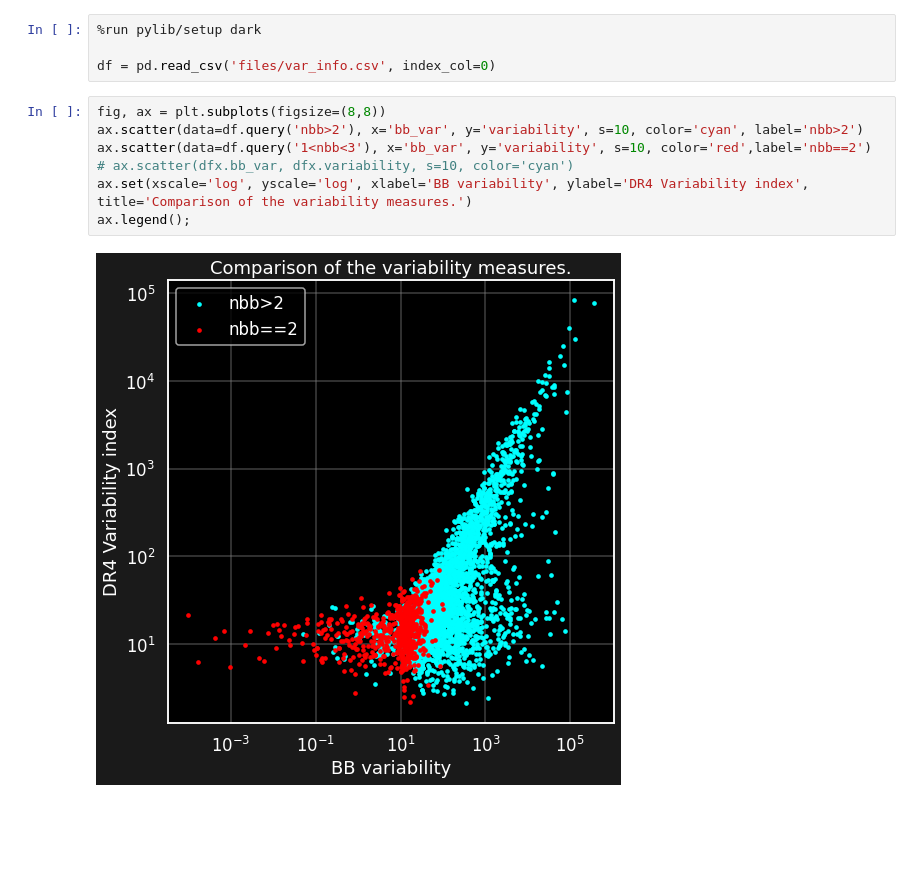
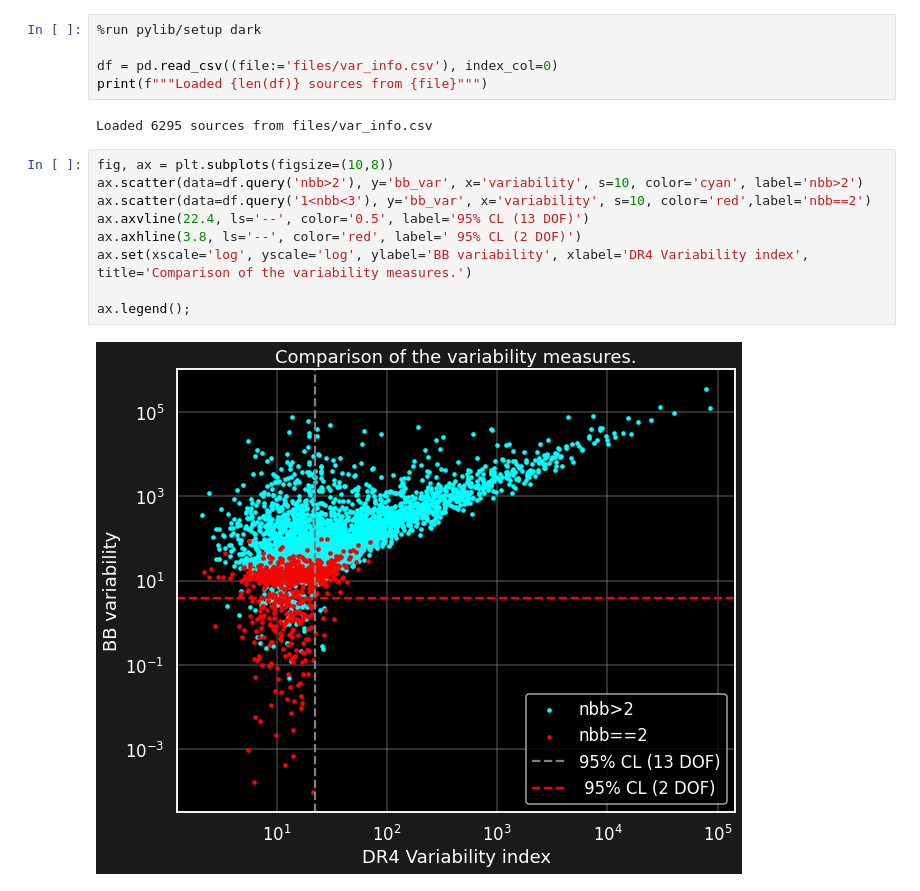
Before and after one commit to tburnett/bb_variability, a Jupyter notebook: study.ipynb, the cells around one changed output. Cells and saved outputs as stored; diff of their text form; blank space fills up the shorter version.

Commit message:
Update the plot to show 95% CL lines

```diff
--- a/study.ipynb
+++ b/study.ipynb
@@ -1,14 +1,19 @@
 # %%
 %run pylib/setup dark
 
-df = pd.read_csv('files/var_info.csv', index_col=0)
+df = pd.read_csv((file:='files/var_info.csv'), index_col=0)
+print(f"""Loaded {len(df)} sources from {file}""")
+# %% [output]
+Loaded 6295 sources from files/var_info.csv
 # %%
-fig, ax = plt.subplots(figsize=(8,8))
-ax.scatter(data=df.query('nbb>2'), x='bb_var', y='variability', s=10, color='cyan', label='nbb>2')
-ax.scatter(data=df.query('1<nbb<3'), x='bb_var', y='variability', s=10, color='red',label='nbb==2')
-# ax.scatter(dfx.bb_var, dfx.variability, s=10, color='cyan')
-ax.set(xscale='log', yscale='log', xlabel='BB variability', ylabel='DR4 Variability index',
+fig, ax = plt.subplots(figsize=(10,8))
+ax.scatter(data=df.query('nbb>2'), y='bb_var', x='variability', s=10, color='cyan', label='nbb>2')
+ax.scatter(data=df.query('1<nbb<3'), y='bb_var', x='variability', s=10, color='red',label='nbb==2')
+ax.axvline(22.4, ls='--', color='0.5', label='95% CL (13 DOF)')
+ax.axhline(3.8, ls='--', color='red', label=' 95% CL (2 DOF)')
+ax.set(xscale='log', yscale='log', ylabel='BB variability', xlabel='DR4 Variability index',
 title='Comparison of the variability measures.')
+
 ax.legend();
 # %% [output]
-[figure, old version]
+[figure, new version]
```
Also changed, not shown: 1 other file.
